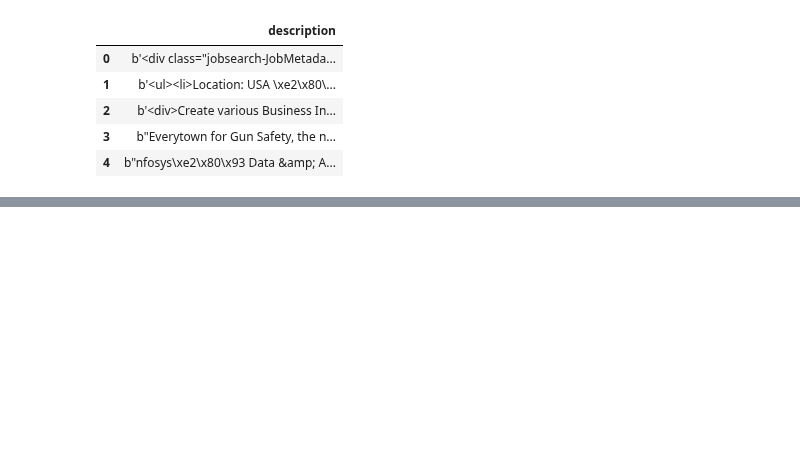
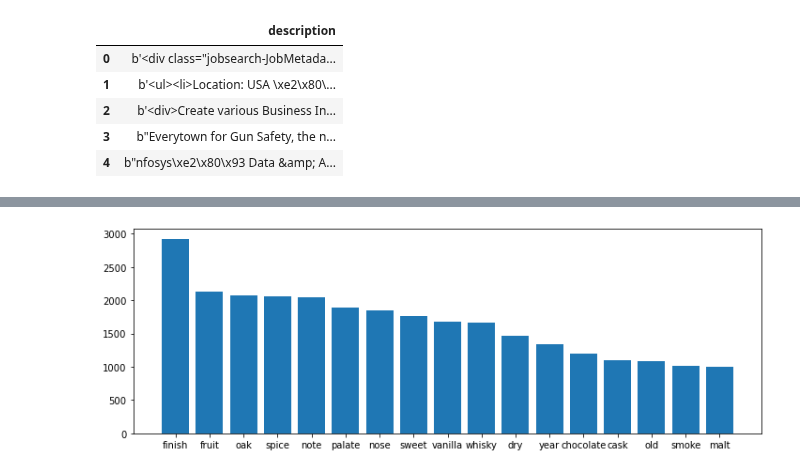
Before and after one commit to MaxTheMooshroom/DS-Unit-4-Sprint-1-NLP, a Jupyter notebook: NLP Class.ipynb, the cells around one changed output, grey strips where cells are left out. Cells and saved outputs as stored; diff of their text form; code cells hidden in the pictures; blank space fills up the shorter version.

Commit message:
data

```diff
--- a/NLP Class.ipynb
+++ b/NLP Class.ipynb
@@ -113,6 +109,9 @@ class NlpPipeline:
         how (str): {"count", "tfidf"}
         """
 
+        if self.clean_name not in self.container.columns.to_list():
+            raise NlpPipeline.WrongOrderException('Call .Clean() first!')
+
         if how.lower() == 'count':
             self.vectorizer = CountVectorizer()
 
@@ -140,7 +139,8 @@ class NlpPipeline:
                 If True, the time elapsed while fitting each step will be
                 printed as it is completed.
         """
-
+        if hasattr(self, 'vectorizer') is False:
+            raise NlpPipeline.WrongOrderException('Call .Vectorize() first!')
         self.pipeline = Pipeline(steps, verbose=verbose)
         return self.pipeline
 
@@ -179,7 +179,7 @@ class NlpPipeline:
             raise NlpPipeline.WrongOrderException("Call .MakePipeline() first!")
 
         # Check that the required info exists. If not, throw exception
-        if hasattr(self, 'vectorized') is None:
+        if hasattr(self, 'vectorized') is False:
             raise NlpPipeline.WrongOrderException("Call .Vectorize() first!")
 
         self.model = GridSearchCV(self.pipeline, parameters, cv=5, n_jobs=n_jobs, verbose=1)
@@ -198,14 +198,16 @@ class NlpPipeline:
 
         """
 
-        dtm = self.vectorizer.transform(data.to_list())
-        data = pd.DataFrame(dtm.todense(), columns=self.vectorizer.get_feature_names())
+        #dtm = self.vectorizer.transform(data.to_list())
+        #data = pd.DataFrame(dtm.todense(), columns=self.vectorizer.get_feature_names())
 
         # Check that the required info exists. If not, throw exception
         if hasattr(self, 'model') is False:
             raise NlpPipeline.WrongOrderException("Create a model first! \nEG: my_nlp.GridSearchCV()")
 
-        return self.model.predict(data)
+        vectors = pd.DataFrame(self.vectorizer.transform(data).todense(), columns=self.vectorizer.get_feature_names())
+
+        return self.model.predict(vectors)
 # %%
 jobs = pd.read_csv('./module2-vector-representations/data/job_listings.csv')
 jobs = jobs[jobs['title'] == 'Data Scientist'].drop(['title', jobs.columns.to_list()[0]], axis=1).reset_index().drop(['index'], axis=1)
@@ -318,0 +336,4 @@ kaggle_pipeline.Vectorize()
+# %%
+%%time
+top_5k = [x for x in kaggle_pipeline.word_counts.most_common(6857) if x[0] in kaggle_pipeline.vectorized.columns.to_list()]
+top_5k_words = [x[0] for x in top_5k]
@@ -319,5 +397,5 @@ kaggle_pipeline.Vectorize()
 # %%
-wc = pd.DataFrame(kaggle_pipeline.word_counts.most_common(1000), columns=['word', 'count'])
+wc = pd.DataFrame(top_5k, columns=['word', 'count'])
 display(wc.dtypes)
 graph = wc[wc['count'] >= 1000]
 display(graph)
@@ -324,6 +424,11 @@ display(graph)
 # %%
 import matplotlib.pyplot as plt
+from pylab import rcParams
+rcParams['figure.figsize'] = 12, 4
+
 plt.bar(graph['word'], graph['count']);
+# %% [output]
+[figure, added]
 # %%
 test = pd.read_csv('./module3-document-classification/data/test.csv')
 test.shape
```
Also changed, not shown: parts of 33 cells of this notebook, 2 other files.
